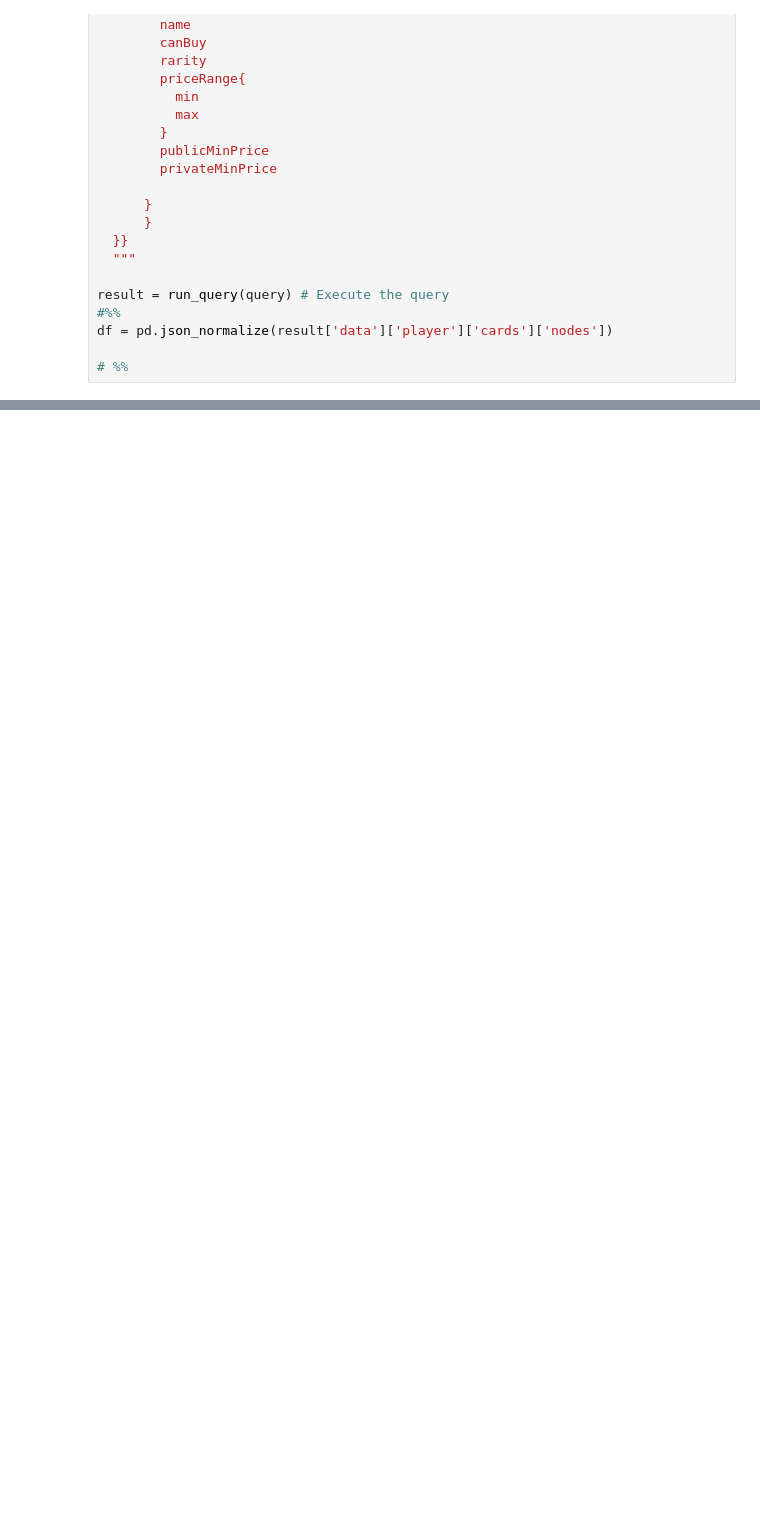
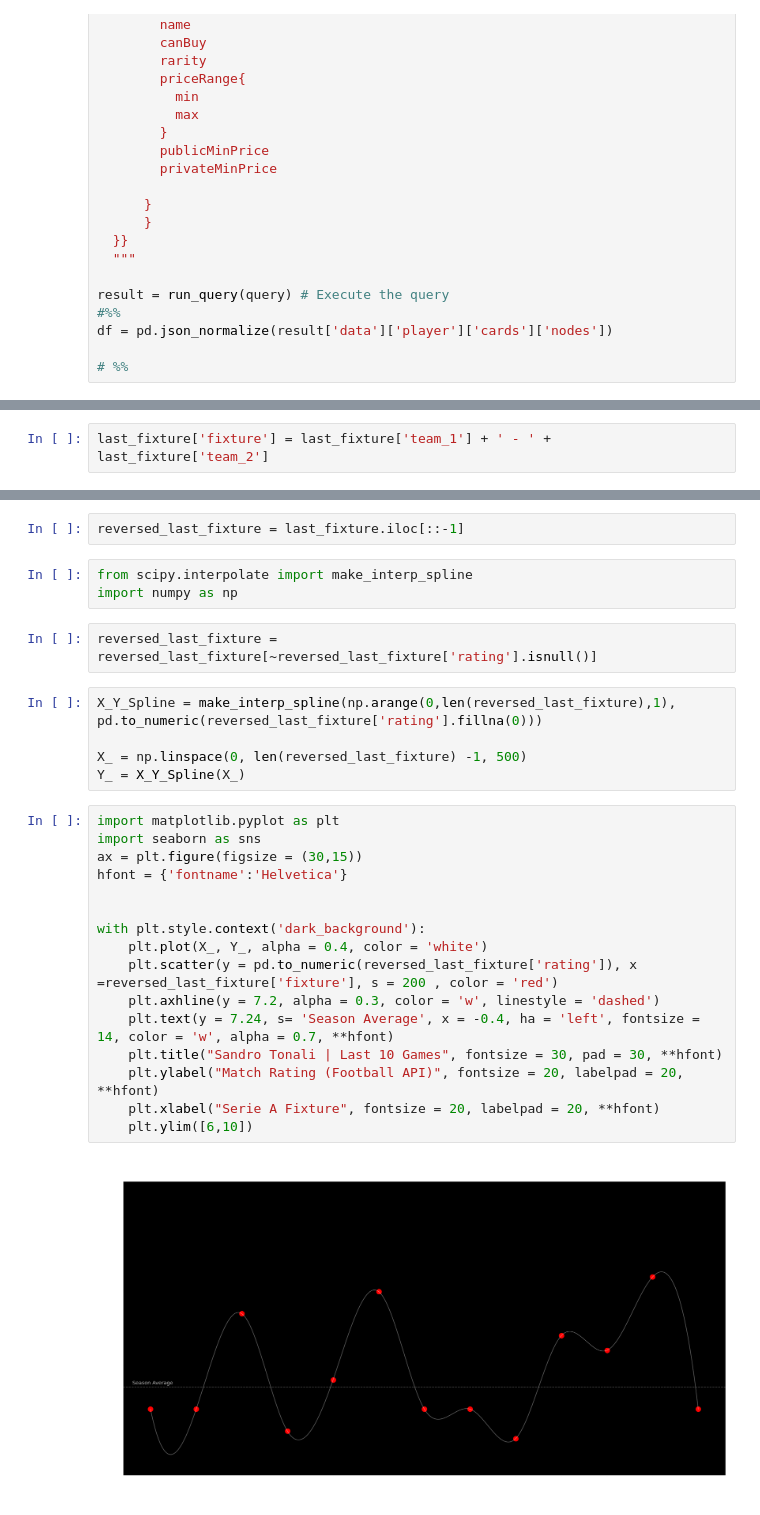
Before and after one commit to pennatia/NotSoRare, a Jupyter notebook: Codebase/try.ipynb, the cells around one changed output, grey strips where cells are left out. Cells and saved outputs as stored; diff of their text form; blank space fills up the shorter version.

Commit message:
Football API Updates

```diff
--- a/Codebase/try.ipynb
+++ b/Codebase/try.ipynb
@@ -63,0 +158,2 @@ df
+# %%
+last_fixture['fixture'] = last_fixture['team_1'] + ' - ' + last_fixture['team_2']
@@ -63,0 +178,30 @@ df
+# %%
+reversed_last_fixture = last_fixture.iloc[::-1]
+# %%
+from scipy.interpolate import make_interp_spline
+import numpy as np
+# %%
+reversed_last_fixture = reversed_last_fixture[~reversed_last_fixture['rating'].isnull()]
+# %%
+X_Y_Spline = make_interp_spline(np.arange(0,len(reversed_last_fixture),1), pd.to_numeric(reversed_last_fixture['rating'].fillna(0)))
+
+X_ = np.linspace(0, len(reversed_last_fixture) -1, 500)
+Y_ = X_Y_Spline(X_)
+# %%
+import matplotlib.pyplot as plt
+import seaborn as sns
+ax = plt.figure(figsize = (30,15))
+hfont = {'fontname':'Helvetica'}
+
+
+with plt.style.context('dark_background'):
+    plt.plot(X_, Y_, alpha = 0.4, color = 'white')
+    plt.scatter(y = pd.to_numeric(reversed_last_fixture['rating']), x =reversed_last_fixture['fixture'], s = 200 , color = 'red')
+    plt.axhline(y = 7.2, alpha = 0.3, color = 'w', linestyle = 'dashed')
+    plt.text(y = 7.24, s= 'Season Average', x = -0.4, ha = 'left', fontsize = 14, color = 'w', alpha = 0.7, **hfont)
+    plt.title("Sandro Tonali | Last 10 Games", fontsize = 30, pad = 30, **hfont)
+    plt.ylabel("Match Rating (Football API)", fontsize = 20, labelpad = 20, **hfont)
+    plt.xlabel("Serie A Fixture", fontsize = 20, labelpad = 20, **hfont)
+    plt.ylim([6,10])
+# %% [output]
+[figure, added]
```
Also changed, not shown: parts of 14 cells of this notebook, 1 other file.
